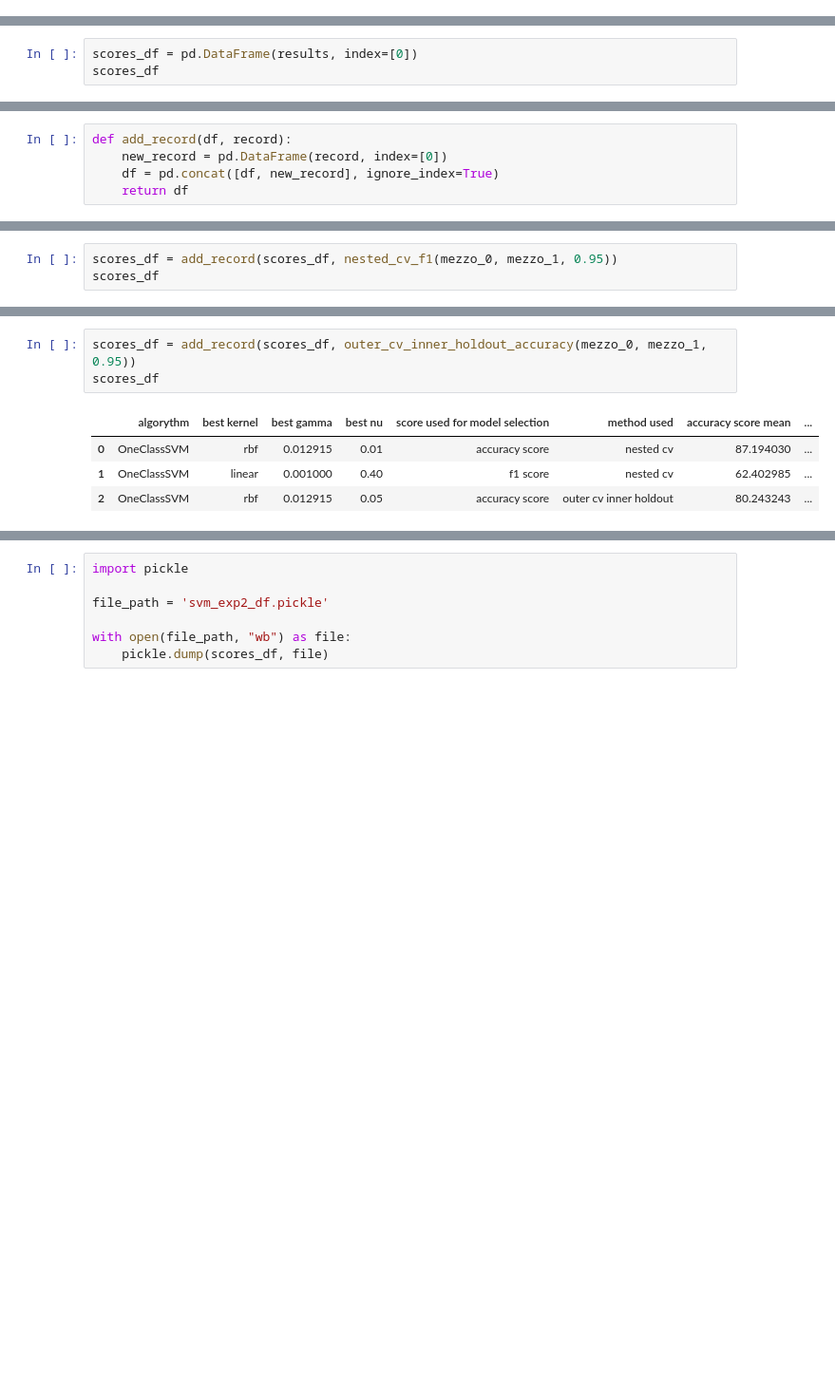
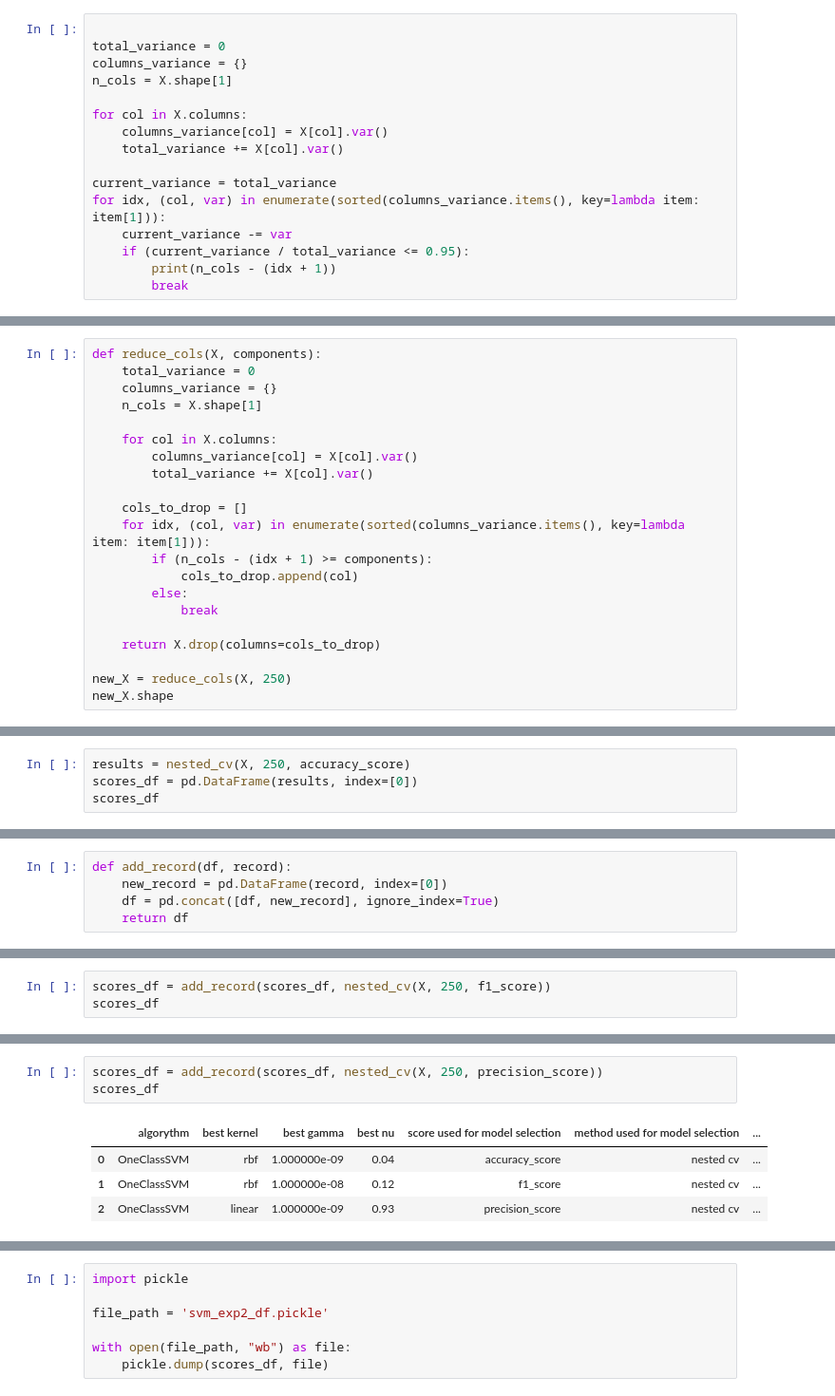
Before and after one commit to chrfum/one-class_classifier, a Jupyter notebook: run-over_classifier/one_class_codes/svm_exp2.ipynb, the cells around one changed output, grey strips where cells are left out. Shown at 95% size. Drawn from its saved outputs; the diff is of its cells as text; blank space fills up the shorter version.

```diff
--- a/run-over_classifier/one_class_codes/svm_exp2.ipynb
+++ b/run-over_classifier/one_class_codes/svm_exp2.ipynb
@@ -143,0 +50,16 @@ results['data set'] = 'no dup, no const, pca 0.95'
+# %%
+
+total_variance = 0
+columns_variance = {}
+n_cols = X.shape[1]
+
+for col in X.columns:
+    columns_variance[col] = X[col].var()
+    total_variance += X[col].var()
+
+current_variance = total_variance
+for idx, (col, var) in enumerate(sorted(columns_variance.items(), key=lambda item: item[1])):
+    current_variance -= var
+    if (current_variance / total_variance <= 0.95):
+        print(n_cols - (idx + 1))
+        break
@@ -143,0 +68,21 @@ results['data set'] = 'no dup, no const, pca 0.95'
+# %%
+def reduce_cols(X, components):
+    total_variance = 0
+    columns_variance = {}
+    n_cols = X.shape[1]
+
+    for col in X.columns:
+        columns_variance[col] = X[col].var()
+        total_variance += X[col].var()
+
+    cols_to_drop = []
+    for idx, (col, var) in enumerate(sorted(columns_variance.items(), key=lambda item: item[1])):
+        if (n_cols - (idx + 1) >= components):
+            cols_to_drop.append(col)
+        else:
+            break
+
+    return X.drop(columns=cols_to_drop)
+
+new_X = reduce_cols(X, 250)
+new_X.shape
@@ -144,4 +180,5 @@ results['data set'] = 'no dup, no const, pca 0.95'
 # %%
+results = nested_cv(X, 250, accuracy_score)
 scores_df = pd.DataFrame(results, index=[0])
 scores_df
 # %% [output]
@@ -243,4 +192,4 @@ def nested_cv_f1(X, Y, pca_components=0.9):
 # %%
-scores_df = add_record(scores_df, nested_cv_f1(mezzo_0, mezzo_1, 0.95))
+scores_df = add_record(scores_df, nested_cv(X, 250, f1_score))
 scores_df
 # %% [output]
@@ -333,8 +199,8 @@ def outer_cv_inner_holdout_accuracy(X, Y, pca_components=0.9):
 # %%
-scores_df = add_record(scores_df, outer_cv_inner_holdout_accuracy(mezzo_0, mezzo_1, 0.95))
+scores_df = add_record(scores_df, nested_cv(X, 250, precision_score))
 scores_df
 # %% [output]
-|  | algorythm | best kernel | best gamma | best nu | score used for model selection | method used | accuracy score mean | ... |
-| 0 | OneClassSVM | rbf | 0.012915 | 0.01 | accuracy score | nested cv | 87.194030 | ... |
-| 1 | OneClassSVM | linear | 0.001000 | 0.40 | f1 score | nested cv | 62.402985 | ... |
-| 2 | OneClassSVM | rbf | 0.012915 | 0.05 | accuracy score | outer cv inner holdout | 80.243243 | ... |
+|  | algorythm | best kernel | best gamma | best nu | score used for model selection | method used for model selection | ... |
+| 0 | OneClassSVM | rbf | 1.000000e-09 | 0.04 | accuracy_score | nested cv | ... |
+| 1 | OneClassSVM | rbf | 1.000000e-08 | 0.12 | f1_score | nested cv | ... |
+| 2 | OneClassSVM | linear | 1.000000e-09 | 0.93 | precision_score | nested cv | ... |
```
Also changed, not shown: parts of 38 cells of this notebook.
